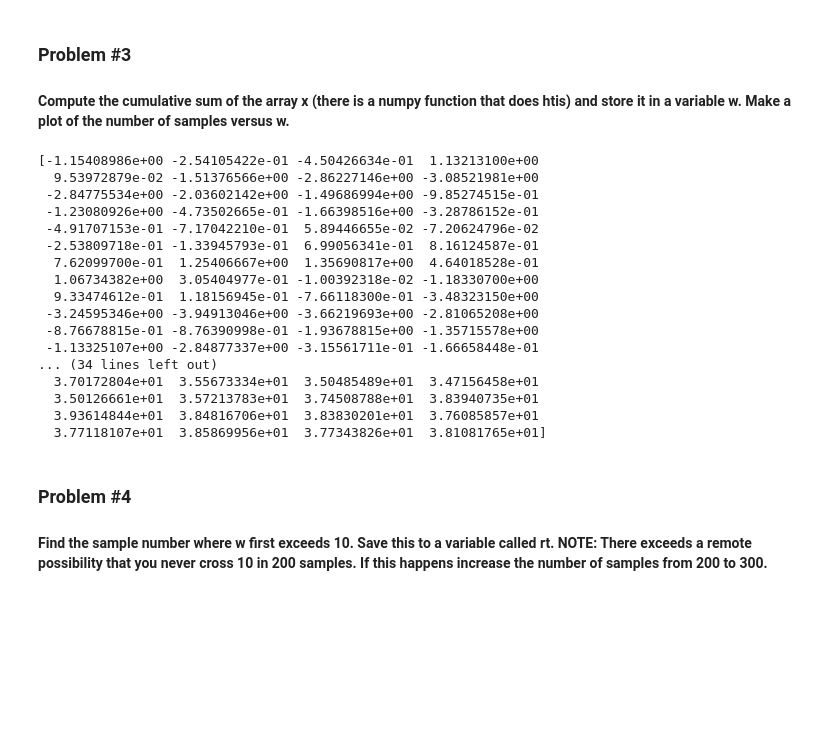
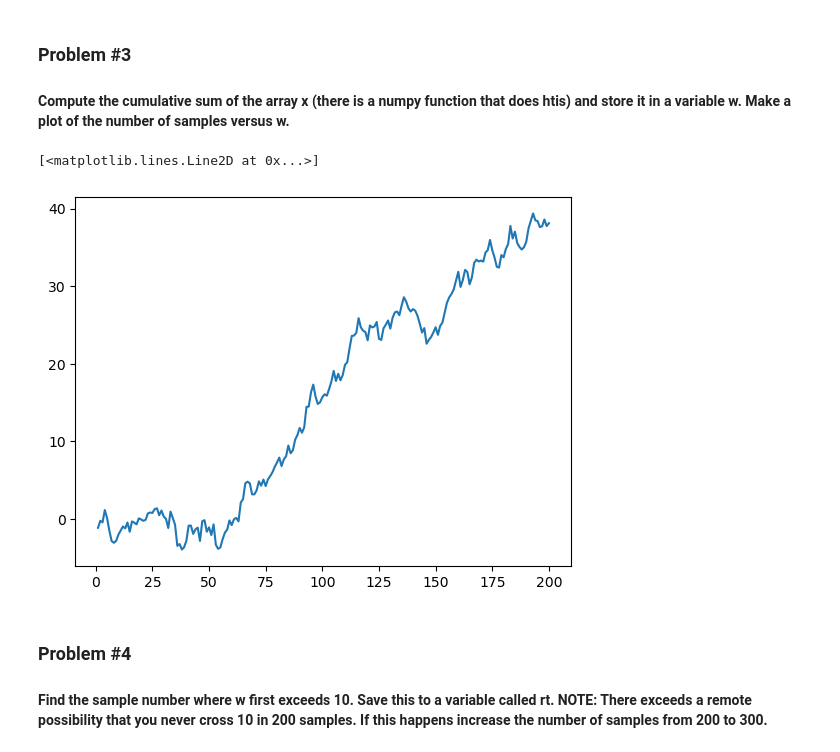
Before and after one commit to shanibt/COGS106-Assignment1, a Jupyter notebook: Assignment1.ipynb, the cells around one changed output. Drawn from its saved outputs; the diff is of its cells as text; code cells hidden in the pictures; blank space fills up the shorter version.

Commit message:
q3 - created plot

```diff
--- a/Assignment1.ipynb
+++ b/Assignment1.ipynb
@@ -44,25 +44,11 @@ x_sd = np.std(x)
 #### Compute the cumulative sum of the array x (there is a numpy function that does htis) and store it in a variable w.  Make a plot of the number of samples versus w.
 # %%
 w = np.cumsum(x)
-print(w)
+samp_num = np.array(list(range(1,201)))
+plt.plot(samp_num, w)
 # %% [output]
-[-1.15408986e+00 -2.54105422e-01 -4.50426634e-01  1.13213100e+00
-  9.53972879e-02 -1.51376566e+00 -2.86227146e+00 -3.08521981e+00
- -2.84775534e+00 -2.03602142e+00 -1.49686994e+00 -9.85274515e-01
- -1.23080926e+00 -4.73502665e-01 -1.66398516e+00 -3.28786152e-01
- -4.91707153e-01 -7.17042210e-01  5.89446655e-02 -7.20624796e-02
- -2.53809718e-01 -1.33945793e-01  6.99056341e-01  8.16124587e-01
-  7.62099700e-01  1.25406667e+00  1.35690817e+00  4.64018528e-01
-  1.06734382e+00  3.05404977e-01 -1.00392318e-02 -1.18330700e+00
-  9.33474612e-01  1.18156945e-01 -7.66118300e-01 -3.48323150e+00
- -3.24595346e+00 -3.94913046e+00 -3.66219693e+00 -2.81065208e+00
- -8.76678815e-01 -8.76390998e-01 -1.93678815e+00 -1.35715578e+00
- -1.13325107e+00 -2.84877337e+00 -3.15561711e-01 -1.66658448e-01
-... (34 lines left out)
-  3.70172804e+01  3.55673334e+01  3.50485489e+01  3.47156458e+01
-  3.50126661e+01  3.57213783e+01  3.74508788e+01  3.83940735e+01
-  3.93614844e+01  3.84816706e+01  3.83830201e+01  3.76085857e+01
-  3.77118107e+01  3.85869956e+01  3.77343826e+01  3.81081765e+01]
+[<matplotlib.lines.Line2D at 0x...>]
+[figure, added]
 # %% [markdown]
 ### Problem #4
 #### Find the sample number where w first exceeds 10. Save this to a variable called rt.  NOTE: There exceeds a remote possibility that you never cross 10 in 200 samples.  If this happens increase the number of samples from 200 to 300.
```
